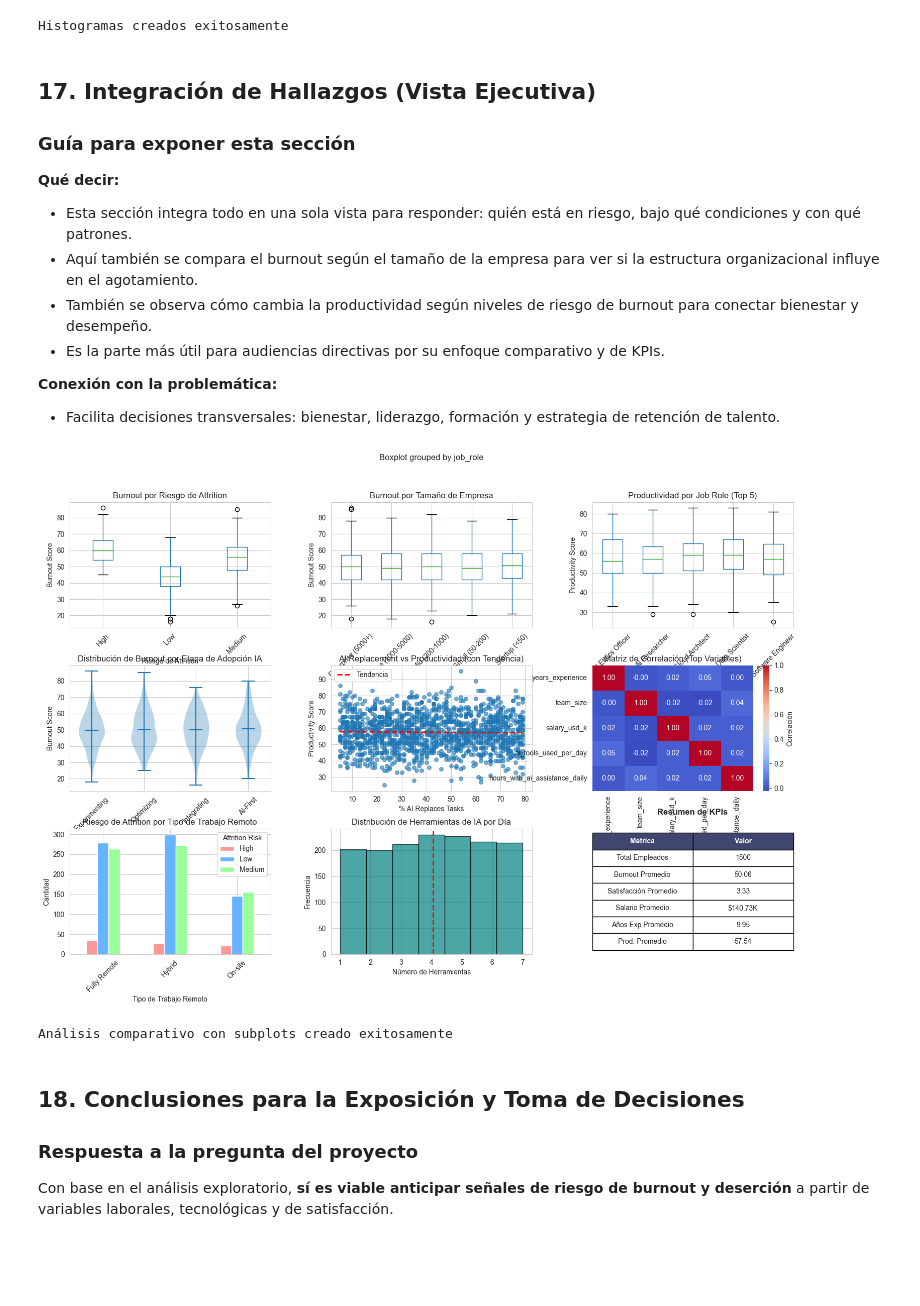
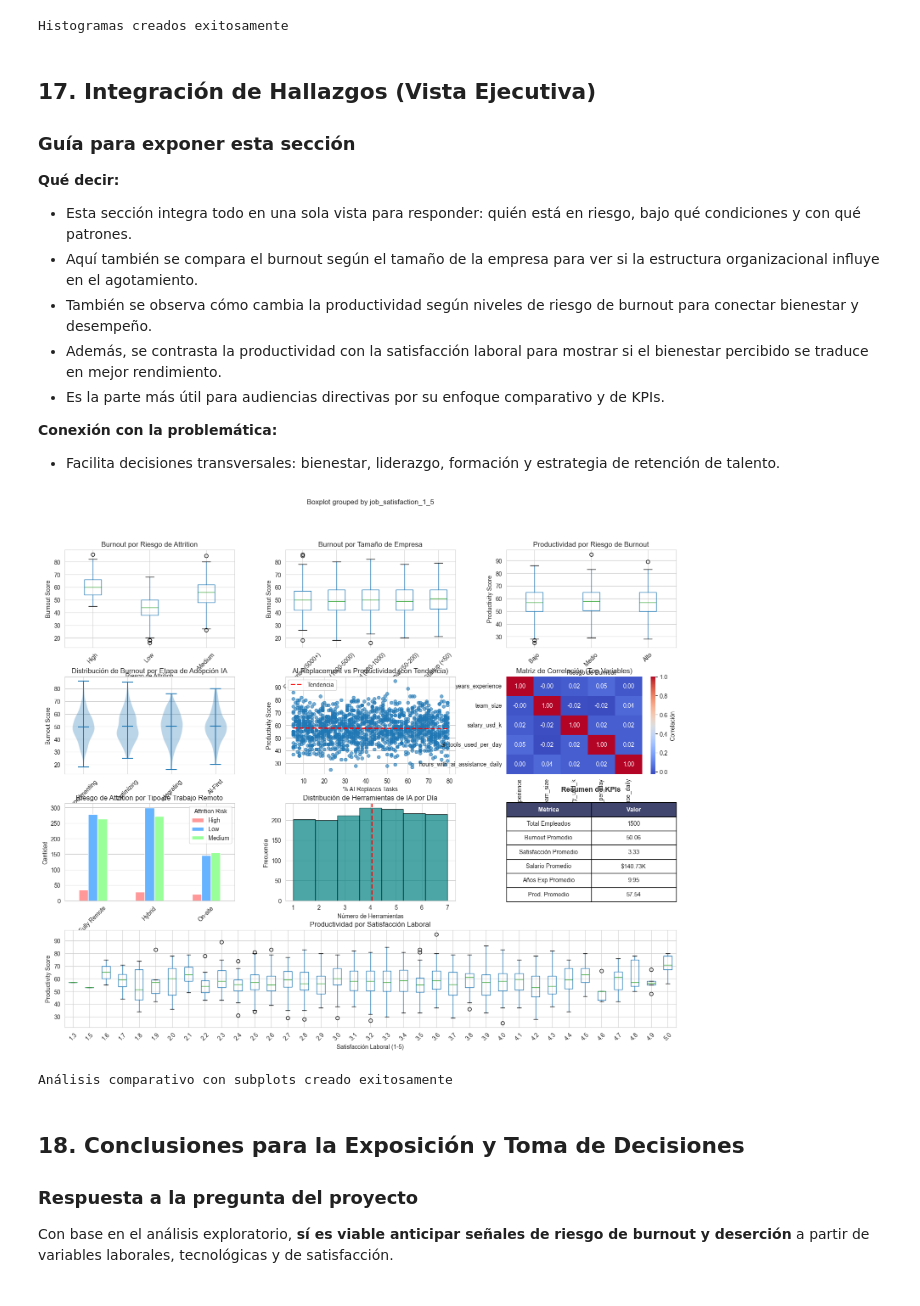
Before and after one commit to kanimba13/ProyectoBootcamp, a Jupyter notebook: analisis_datos_notebook.ipynb, the cells around one changed output. Saved outputs shown, nothing was run; the diff lists cells and outputs as text; code cells hidden in the pictures; blank space fills up the shorter version.

```diff
--- a/analisis_datos_notebook.ipynb
+++ b/analisis_datos_notebook.ipynb
@@ -894,14 +894,15 @@ Histogramas creados exitosamente
 - Esta sección integra todo en una sola vista para responder: quién está en riesgo, bajo qué condiciones y con qué patrones.
 - Aquí también se compara el burnout según el tamaño de la empresa para ver si la estructura organizacional influye en el agotamiento.
 - También se observa cómo cambia la productividad según niveles de riesgo de burnout para conectar bienestar y desempeño.
+- Además, se contrasta la productividad con la satisfacción laboral para mostrar si el bienestar percibido se traduce en mejor rendimiento.
 - Es la parte más útil para audiencias directivas por su enfoque comparativo y de KPIs.
 
 **Conexión con la problemática:**
 - Facilita decisiones transversales: bienestar, liderazgo, formación y estrategia de retención de talento.
 # %%
 # Análisis comparativo con subplots avanzados
-fig = plt.figure(figsize=(18, 12))
-gs = fig.add_gridspec(3, 3, hspace=0.3, wspace=0.3)
+fig = plt.figure(figsize=(18, 15))
+gs = fig.add_gridspec(4, 3, hspace=0.3, wspace=0.3)
 
 fig.suptitle('Análisis Comparativo Integrado - Subplots Complejos', fontsize=16, fontweight='bold')
 
@@ -983,34 +984,44 @@ ax8.set_xlabel('Número de Herramientas')
 ax8.set_ylabel('Frecuencia')
 ax8.axvline(df['ai_tools_used_per_day'].mean(), color='red', linestyle='--', linewidth=2)
 
 # 9. KPI Summary Table
 ax9 = fig.add_subplot(gs[2, 2])
 ax9.axis('off')
 kpi_data = [
     ['Métrica', 'Valor'],
     ['Total Empleados', f"{len(df)}"],
     ['Burnout Promedio', f"{df['burnout_score'].mean():.2f}"],
     ['Satisfacción Promedio', f"{df['job_satisfaction_1_5'].mean():.2f}"],
     ['Salario Promedio', f"${df['salary_usd_k'].mean():.2f}K"],
     ['Años Exp Promedio', f"{df['years_experience'].mean():.2f}"],
     ['Prod. Promedio', f"{df['productivity_score'].mean():.2f}"]
 ]
 table = ax9.table(cellText=kpi_data, cellLoc='center', loc='center',
                   colWidths=[0.5, 0.5])
 table.auto_set_font_size(False)
 table.set_fontsize(10)
 table.scale(1, 2)
 # Dar formato a la cabecera
 for i in range(2):
     table[(0, i)].set_facecolor('#40466e')
     table[(0, i)].set_text_props(weight='bold', color='white')
 ax9.set_title('Resumen de KPIs', fontweight='bold', pad=20)
 
+# 10. Box plot - Productivity by Job Satisfaction Level
+ax10 = fig.add_subplot(gs[3, :])
+df.boxplot(column='productivity_score', by='job_satisfaction_1_5', ax=ax10)
+ax10.set_title('Productividad por Satisfacción Laboral')
+ax10.set_xlabel('Satisfacción Laboral (1-5)')
+ax10.set_ylabel('Productivity Score')
+plt.sca(ax10)
+plt.xticks(rotation=45)
+
+fig.tight_layout(rect=[0, 0.03, 1, 0.96])
 plt.show()
 
 print("Análisis comparativo con subplots creado exitosamente")
 # %% [output]
-[figure, old version]
+[figure, new version]
 Análisis comparativo con subplots creado exitosamente
 # %% [markdown]
 ## 18. Conclusiones para la Exposición y Toma de Decisiones
```
